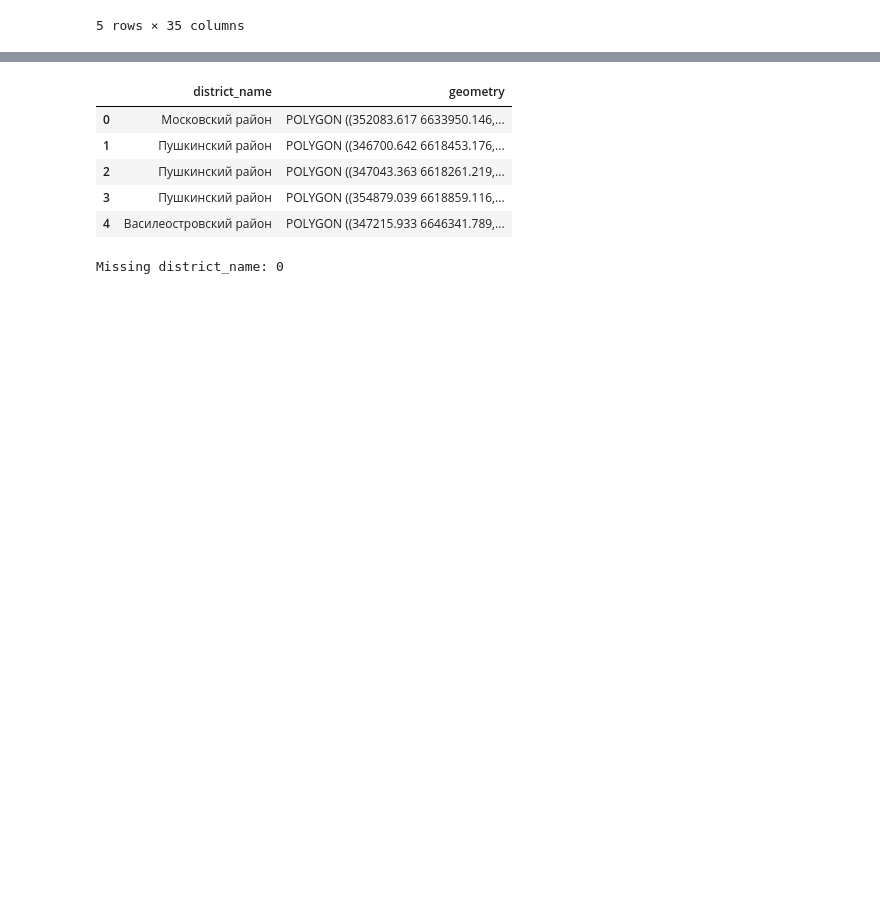
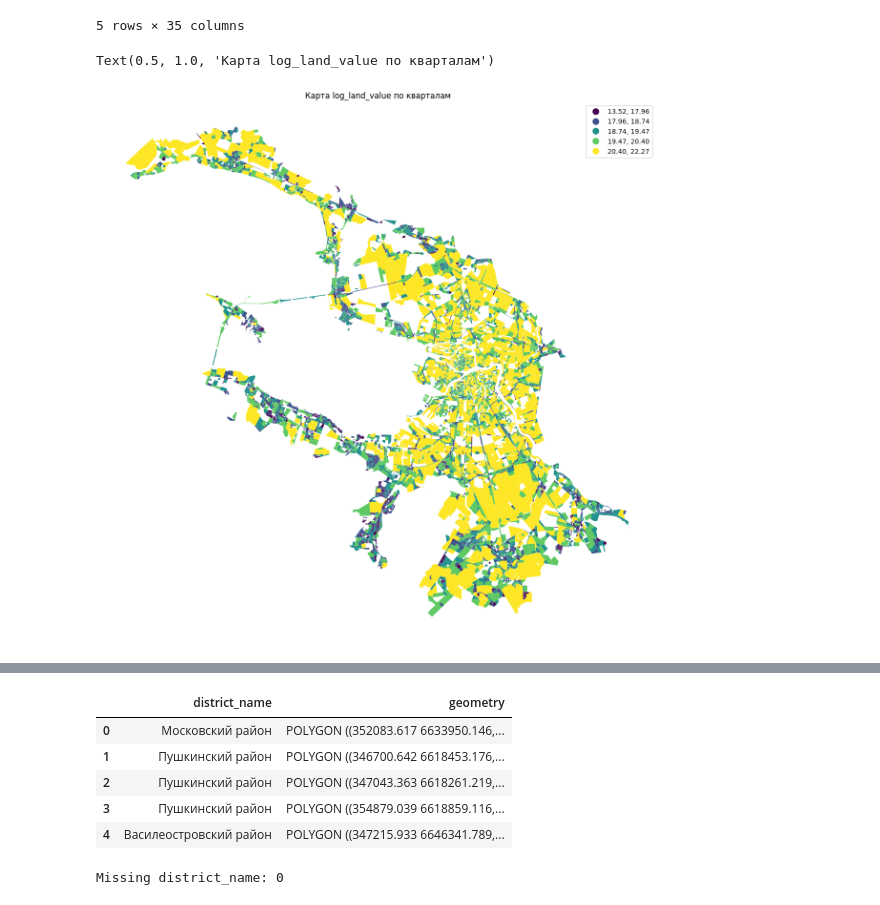
Before and after one commit to Mvin8/Urbanomy, a Jupyter notebook: examples/land_value_modeling/2_value_model_training.ipynb, the cells around one changed output, grey strips where cells are left out. Cells and saved outputs as stored; diff of their text form; code cells hidden in the pictures; blank space fills up the shorter version.

```diff
--- a/examples/land_value_modeling/2_value_model_training.ipynb
+++ b/examples/land_value_modeling/2_value_model_training.ipynb
@@ -81,6 +90,19 @@ blocks_clean.head()
 | 3 | POLYGON ((354879.039 6618859.116,... | 0.454375 | 0.0 | 0.000000 | 0.000000 | 0.144935 | 0.0 | 0.399984 | RESIDENTIAL | ... |
 | 4 | POLYGON ((347215.933 6646341.789,... | 0.108707 | 0.0 | 0.000000 | 0.767131 | 0.057528 | 0.0 | 0.000000 | INDUSTRIAL | ... |
 5 rows × 35 columns
+# %%
+# Картируем лог-цену
+blocks_clean.plot(
+    column='log_land_value',
+    scheme='quantiles',
+    legend=True,
+    figsize=(15,15),
+    cmap='viridis'
+).set_axis_off()
+plt.title('Карта log_land_value по кварталам')
+# %% [output]
+Text(0.5, 1.0, 'Карта log_land_value по кварталам')
+[figure, added]
 # %%
 # blocks_clean.to_parquet('../data/traning_data/blocks_clean_for_model_training.parquet', index=False)
 # %%
```
Also changed, not shown: parts of 15 cells of this notebook, 2 other files.
